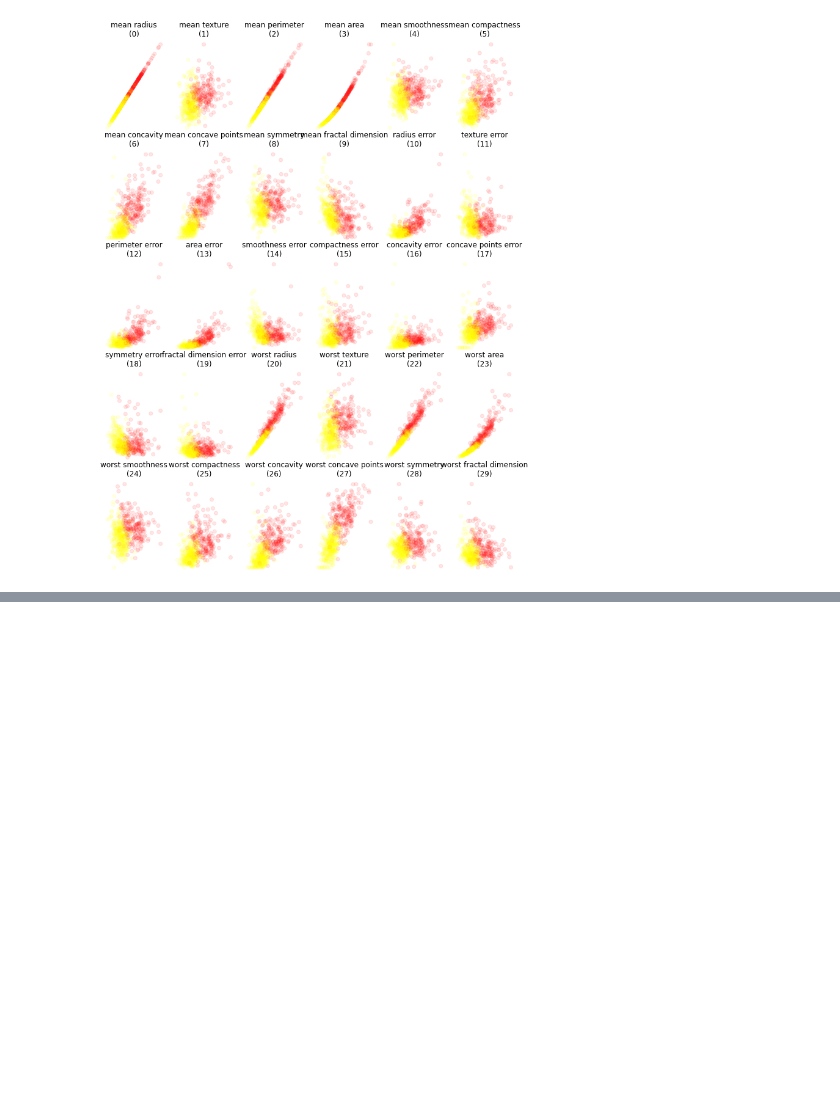
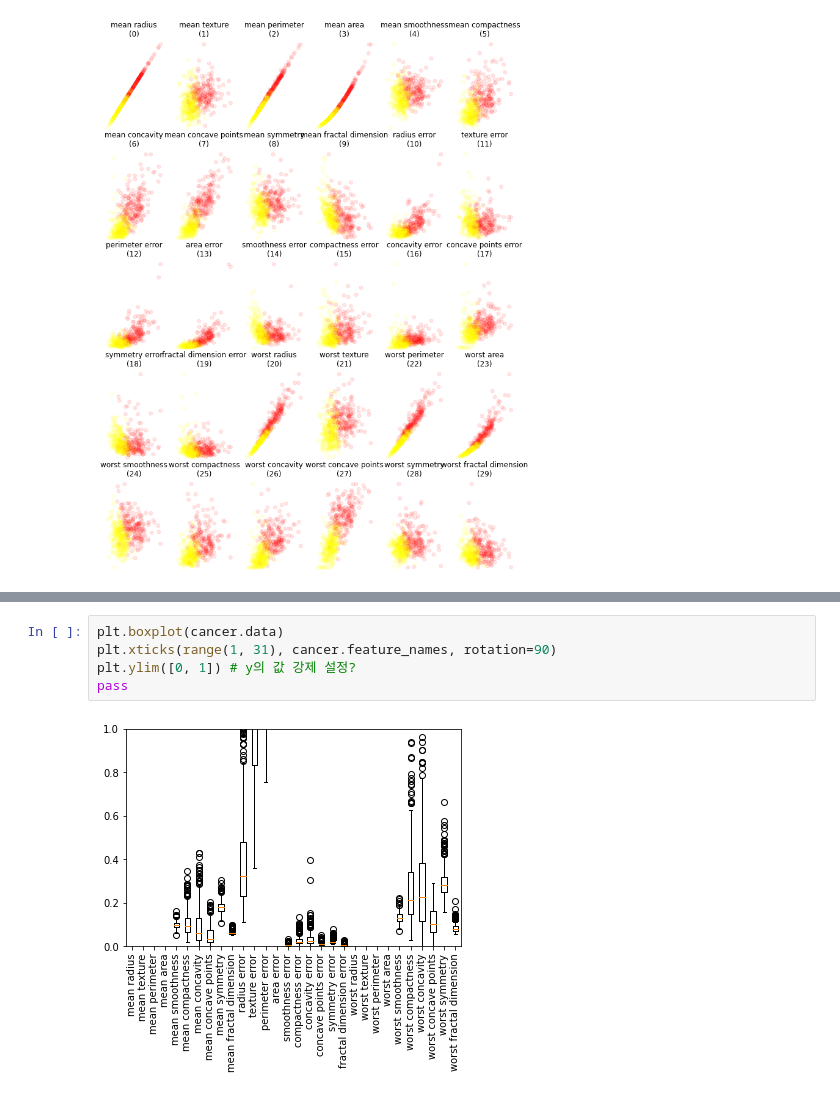
Before and after one commit to LOGRED/PCU_2022-1_deepLearning, a Jupyter notebook: 5d/2.ipynb, the cells around one changed output, grey strips where cells are left out. Saved outputs shown, nothing was run; the diff lists cells and outputs as text; blank space fills up the shorter version.

```diff
--- a/5d/2.ipynb
+++ b/5d/2.ipynb
@@ -77,0 +88,7 @@ for i in range(30):
+# %%
+plt.boxplot(cancer.data)
+plt.xticks(range(1, 31), cancer.feature_names, rotation=90)
+plt.ylim([0, 1]) # y의 값 강제 설정?
+pass
+# %% [output]
+[figure, added]
```
Also changed, not shown: parts of 2 cells of this notebook.
